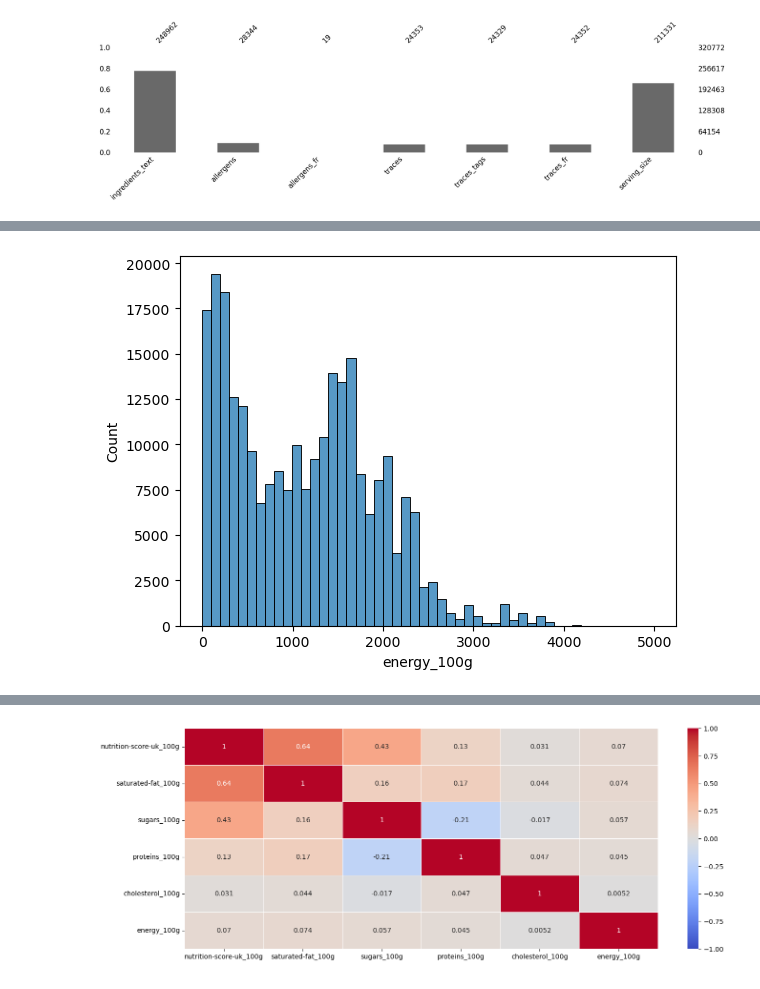
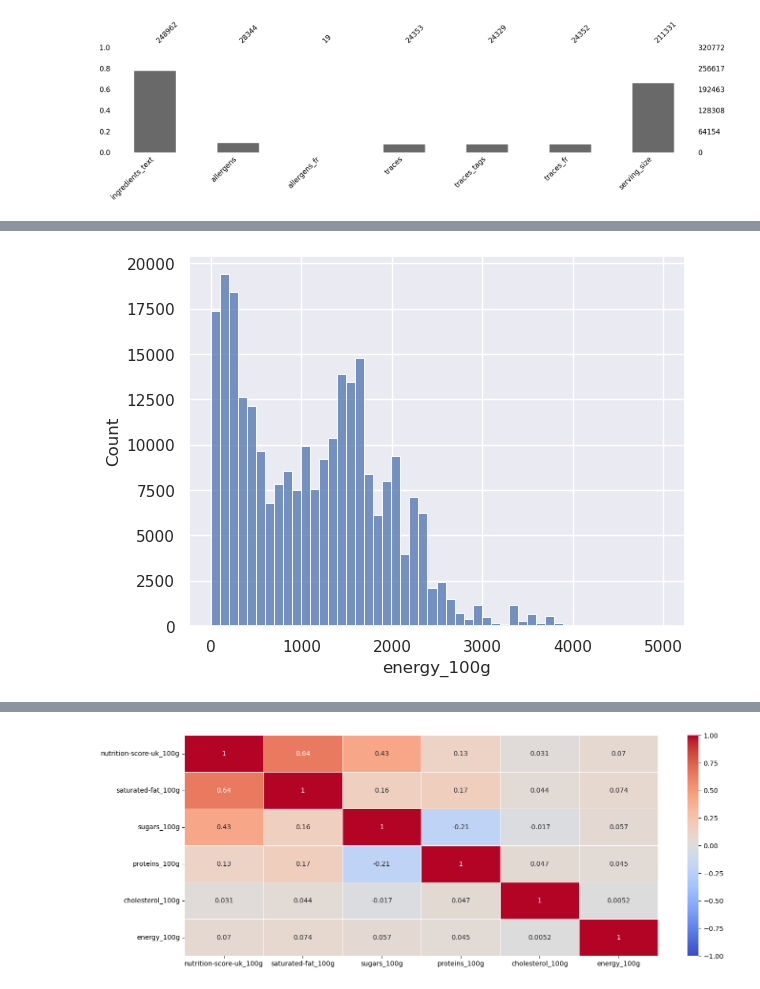
Before and after one commit to vicmcl/open_food_facts, a Jupyter notebook: src/notebook.ipynb, the cells around one changed output, grey strips where cells are left out. Cells and saved outputs as stored; diff of their text form; code cells hidden in the pictures.

```diff
--- a/src/notebook.ipynb
+++ b/src/notebook.ipynb
@@ -150,0 +186,2 @@ df_misc.sample(10)
+# %%
+sns.set()
@@ -263,8 +429,11 @@ plt.show()
 # %%
-sns.histplot(df_nutrition['energy_100g'][
-    ~df_nutrition['energy_100g'].isna()][
-        df_nutrition['energy_100g'] < 5000], bins=50)
+sns.histplot(
+    df_nutrition["energy_100g"][~df_nutrition["energy_100g"].isna()][
+        df_nutrition["energy_100g"] < 5000
+    ],
+    bins=50,
+)
 
 plt.show()
 # %% [output]
-[figure, old version]
+[figure, new version]
```
Also changed, not shown: parts of 41 cells of this notebook.
